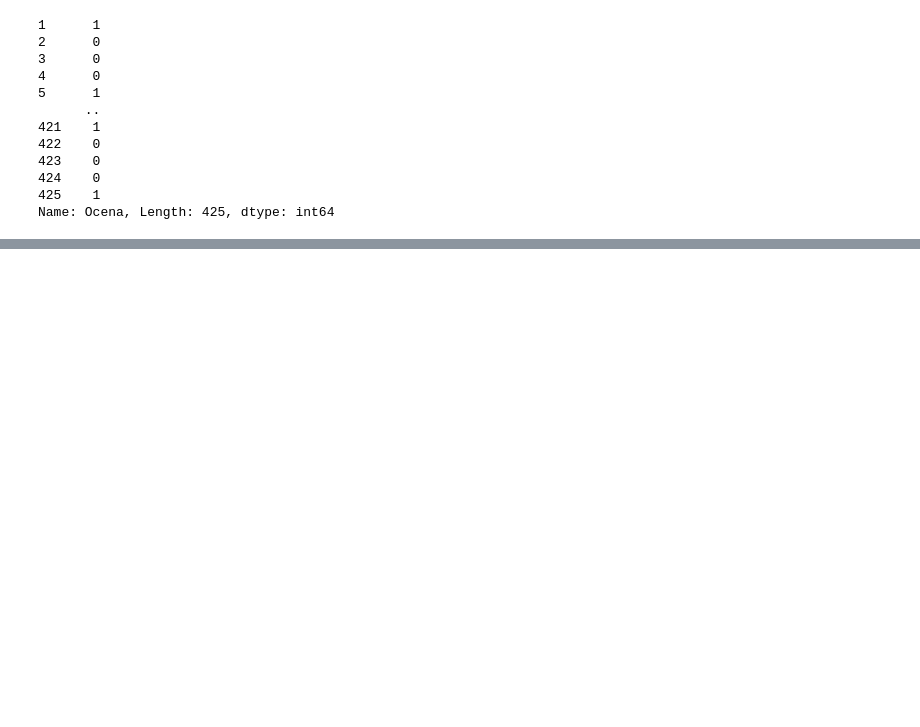
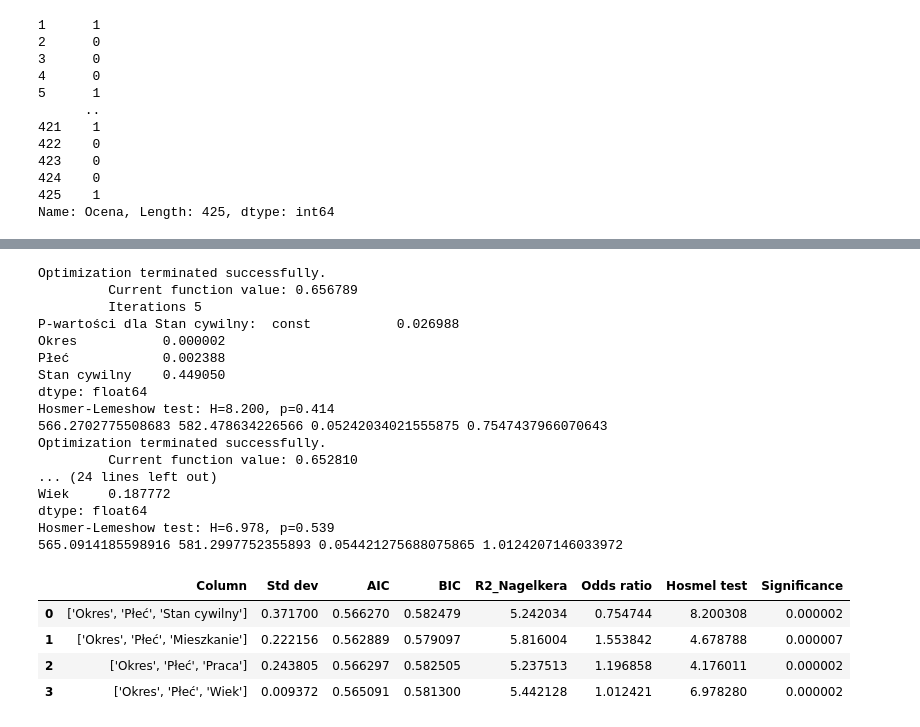
Before and after one commit to ad-po/ocena-kredytu, a Jupyter notebook: notebook.ipynb, the cells around one changed output, grey strips where cells are left out. Drawn from its saved outputs; the diff is of its cells as text; code cells hidden in the pictures; blank space fills up the shorter version.

```diff
--- a/notebook.ipynb
+++ b/notebook.ipynb
@@ -410,0 +218,26 @@ evaluation
+# %%
+res = evaluate('Okres', 'Płeć')
+res
+# %% [output]
+Optimization terminated successfully.
+         Current function value: 0.656789
+         Iterations 5
+P-wartości dla Stan cywilny:  const           0.026988
+Okres           0.000002
+Płeć            0.002388
+Stan cywilny    0.449050
+dtype: float64
+Hosmer-Lemeshow test: H=8.200, p=0.414
+566.2702775508683 582.478634226566 0.05242034021555875 0.7547437966070643
+Optimization terminated successfully.
+         Current function value: 0.652810
+... (24 lines left out)
+Wiek     0.187772
+dtype: float64
+Hosmer-Lemeshow test: H=6.978, p=0.539
+565.0914185598916 581.2997752355893 0.054421275688075865 1.0124207146033972
+|  | Column | Std dev | AIC | BIC | R2_Nagelkera | Odds ratio | Hosmel test | Significance |
+| 0 | ['Okres', 'Płeć', 'Stan cywilny'] | 0.371700 | 0.566270 | 0.582479 | 5.242034 | 0.754744 | 8.200308 | 0.000002 |
+| 1 | ['Okres', 'Płeć', 'Mieszkanie'] | 0.222156 | 0.562889 | 0.579097 | 5.816004 | 1.553842 | 4.678788 | 0.000007 |
+| 2 | ['Okres', 'Płeć', 'Praca'] | 0.243805 | 0.566297 | 0.582505 | 5.237513 | 1.196858 | 4.176011 | 0.000002 |
+| 3 | ['Okres', 'Płeć', 'Wiek'] | 0.009372 | 0.565091 | 0.581300 | 5.442128 | 1.012421 | 6.978280 | 0.000002 |
```
Also changed, not shown: parts of 12 cells of this notebook.
